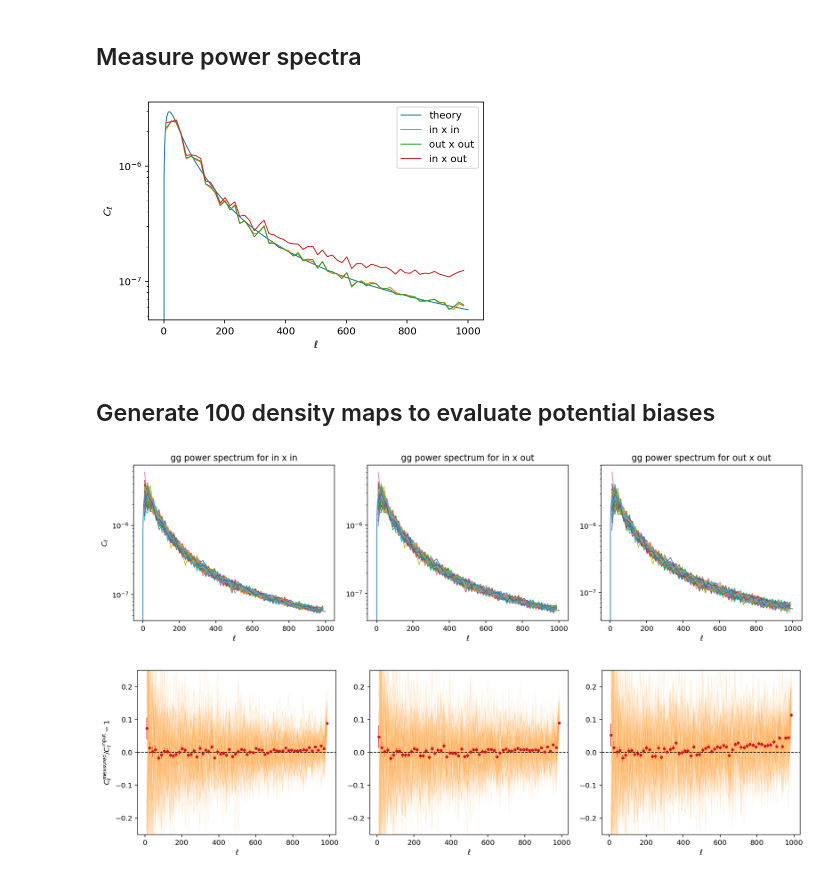
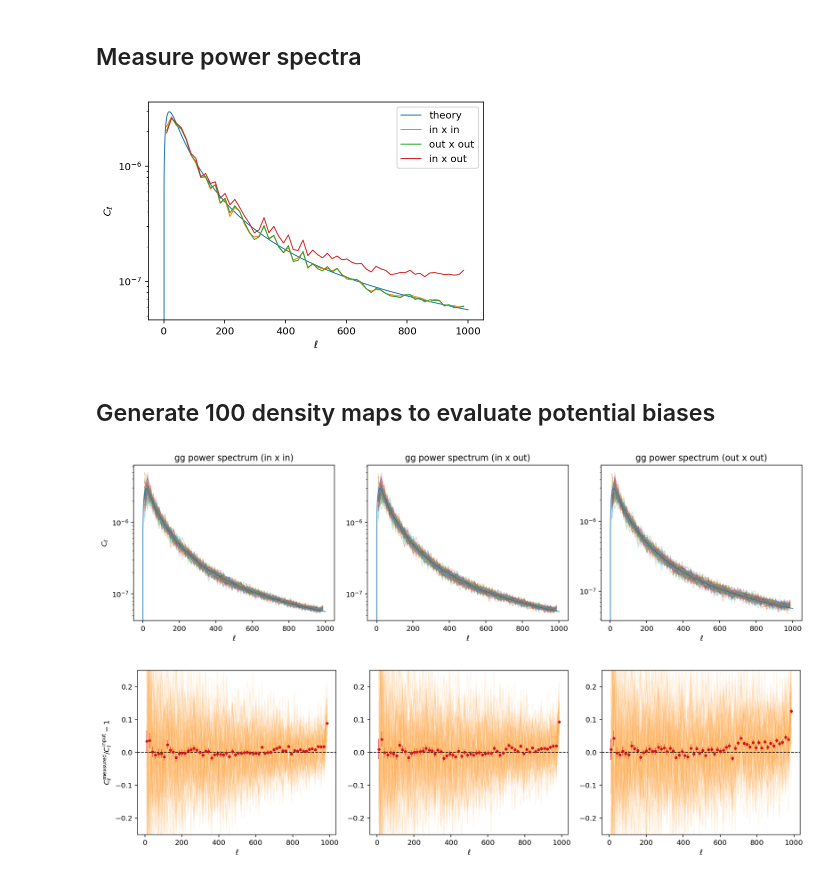
Before and after one commit to ACTCollaboration/xgal, a Jupyter notebook: notebooks/test_deltag_map_and_ggspectrum.ipynb, the cells around one changed output. Saved outputs shown, nothing was run; the diff lists cells and outputs as text; code cells hidden in the pictures.

```diff
--- a/notebooks/test_deltag_map_and_ggspectrum.ipynb
+++ b/notebooks/test_deltag_map_and_ggspectrum.ipynb
@@ -25,6 +25,9 @@ nbar_str = nbar / hp.nside2pixarea(nside, degrees=False)
 print "nbar = %g galaxies/arcmin^2"%(nbar_str*(np.pi/(180*60))**2)
 
 shotnoise = 1. / nbar_str
+
+aposize = 1.0
+apotype = 'C2'
 # %% [output]
 nbar = 2.11818 galaxies/arcmin^2
 # %% [markdown]
@@ -59,6 +62,6 @@ hp.mollview(mask)
 # %% [markdown]
 ## Apodize the binary mask
 # %%
-mask_apo = nmt.mask_apodization(mask, aposize=0.5, apotype='C1')
+mask_apo = nmt.mask_apodization(mask, aposize=aposize, apotype=apotype)
 hp.mollview(mask_apo)
 # %% [output]
@@ -122,7 +128,7 @@ plt.xlabel('$\ell$')
 plt.ylabel('$C_\ell$')
 plt.yscale('log')
 # %% [output]
-[figure, old version]
+[figure, new version]
 # %% [markdown]
 ## Generate 100 density maps to evaluate potential biases
 # %%
@@ -161,32 +167,27 @@ cls_test[:,2,:] -= np.mean(cls_test[:,3,:],axis=0) #remove
 # %%
 fig, axes = plt.subplots(1,3, figsize=(14,4))
 labels = ['in x in', 'in x out', 'out x out']
 for i in range(3):
     ax = axes[i]
+    for j in range(cls_test.shape[0]):
+        ax.plot(ell_b, cls_test[j,i,:], alpha=.25)
     ax.plot(ell, cls, label='input')
-    for j in range(cls_test.shape[0]):
-        ax.plot(ell_b, cls_test[j,i,:])
     ax.set_yscale('log')
-    ax.set_title('gg power spectrum for %s'%labels[i])
+    ax.set_title('gg power spectrum (%s)'%labels[i])
     ax.set_xlabel('$\\ell$')
 axes[0].set_ylabel('$C_\\ell$')
 plt.tight_layout()
 # %% [output]
-[figure, old version]
+[figure, new version]
 # %%
 fig, axes = plt.subplots(1,3, figsize=(14,4))
 cls_in = b.bin_cell(cls)
 for i in range(3):
     ax = axes[i]
-#     ax.plot(ell, cls)
     for j in range(cls_test.shape[0]):
         ax.plot(ell_b, cls_test[j,i,:]/cls_in-1., c=mpl.cm.YlOrRd(0.4), alpha=0.1)
-#     ax.set_yscale('log')
     m = (cls_test[:,i,:]/cls_in-1.).mean(axis=0)
     s = (cls_test[:,i,:]/cls_in-1.).std(axis=0) / np.sqrt(cls_test.shape[0])
-    #ax.plot(ell_b, m, c=mpl.cm.YlOrRd(0.8))
-    #ax.plot(ell_b, m-s, c=mpl.cm.YlOrRd(0.8), ls='--')
-    #ax.plot(ell_b, m+s, c=mpl.cm.YlOrRd(0.8), ls='--')
     ax.errorbar(ell_b, m, s, color=mpl.cm.YlOrRd(0.8), ls=' ', marker='o', markersize=3)
     ax.set_ylim(-.25,+.25)
     ax.axhline(y=0., c='k', ls='--')
@@ -194,4 +195,4 @@ for i in range(3):
 axes[0].set_ylabel('$C_\\ell^{\\rm measured} / C_\\ell^{\\rm input} - 1$')
 plt.tight_layout()
 # %% [output]
-[figure, old version]
+[figure, new version]
```
Also changed, not shown: parts of 3 cells of this notebook.
